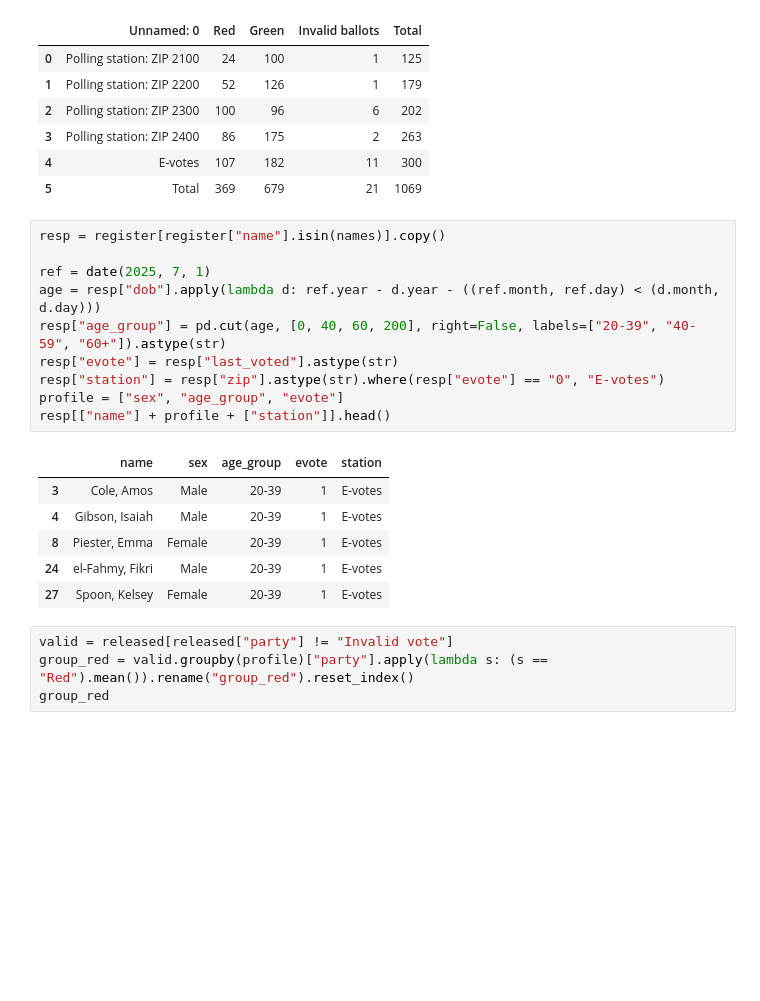
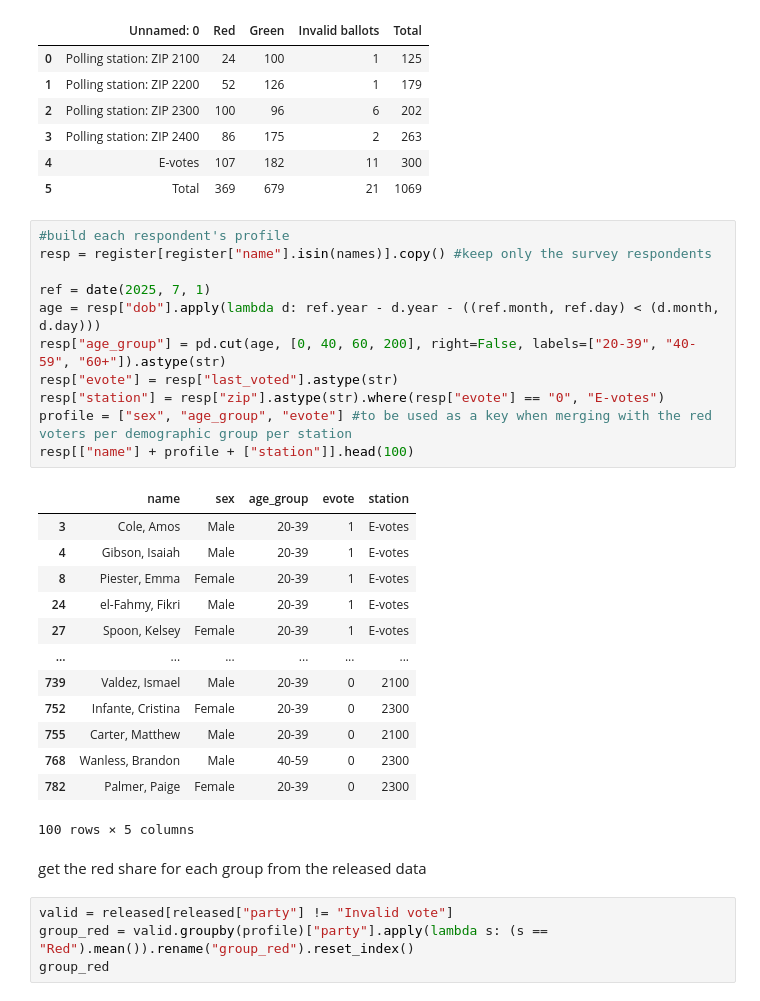
Before and after one commit to darageorgieva/Elections-Data-Anonymisation-Security-Privacy-Project, a Jupyter notebook: phase2/station_attack_C.ipynb, the cells around one changed output. Saved outputs shown, nothing was run; the diff lists cells and outputs as text; blank space fills up the shorter version.

Commit message:
symmary statistics station attack with comments

```diff
--- a/phase2/station_attack_C.ipynb
+++ b/phase2/station_attack_C.ipynb
@@ -24,22 +24,32 @@ results
 | 4 | E-votes | 107 | 182 | 11 | 300 |
 | 5 | Total | 369 | 679 | 21 | 1069 |
 # %%
-resp = register[register["name"].isin(names)].copy()
+#build each respondent's profile
+resp = register[register["name"].isin(names)].copy() #keep only the survey respondents
 
 ref = date(2025, 7, 1)
 age = resp["dob"].apply(lambda d: ref.year - d.year - ((ref.month, ref.day) < (d.month, d.day)))
 resp["age_group"] = pd.cut(age, [0, 40, 60, 200], right=False, labels=["20-39", "40-59", "60+"]).astype(str)
 resp["evote"] = resp["last_voted"].astype(str)
 resp["station"] = resp["zip"].astype(str).where(resp["evote"] == "0", "E-votes")
-profile = ["sex", "age_group", "evote"]
-resp[["name"] + profile + ["station"]].head()
+profile = ["sex", "age_group", "evote"] #to be used as a key when merging with the red voters per demographic group per station
+resp[["name"] + profile + ["station"]].head(100)
 # %% [output]
 |  | name | sex | age_group | evote | station |
 | 3 | Cole, Amos | Male | 20-39 | 1 | E-votes |
 | 4 | Gibson, Isaiah | Male | 20-39 | 1 | E-votes |
 | 8 | Piester, Emma | Female | 20-39 | 1 | E-votes |
 | 24 | el-Fahmy, Fikri | Male | 20-39 | 1 | E-votes |
 | 27 | Spoon, Kelsey | Female | 20-39 | 1 | E-votes |
+| ... | ... | ... | ... | ... | ... |
+| 739 | Valdez, Ismael | Male | 20-39 | 0 | 2100 |
+| 752 | Infante, Cristina | Female | 20-39 | 0 | 2300 |
+| 755 | Carter, Matthew | Male | 20-39 | 0 | 2100 |
+| 768 | Wanless, Brandon | Male | 40-59 | 0 | 2300 |
+| 782 | Palmer, Paige | Female | 20-39 | 0 | 2300 |
+100 rows × 5 columns
+# %% [markdown]
+get the red share for each group from the released data
 # %%
 valid = released[released["party"] != "Invalid vote"]
 group_red = valid.groupby(profile)["party"].apply(lambda s: (s == "Red").mean()).rename("group_red").reset_index()
```
Also changed, not shown: parts of 4 cells of this notebook.
